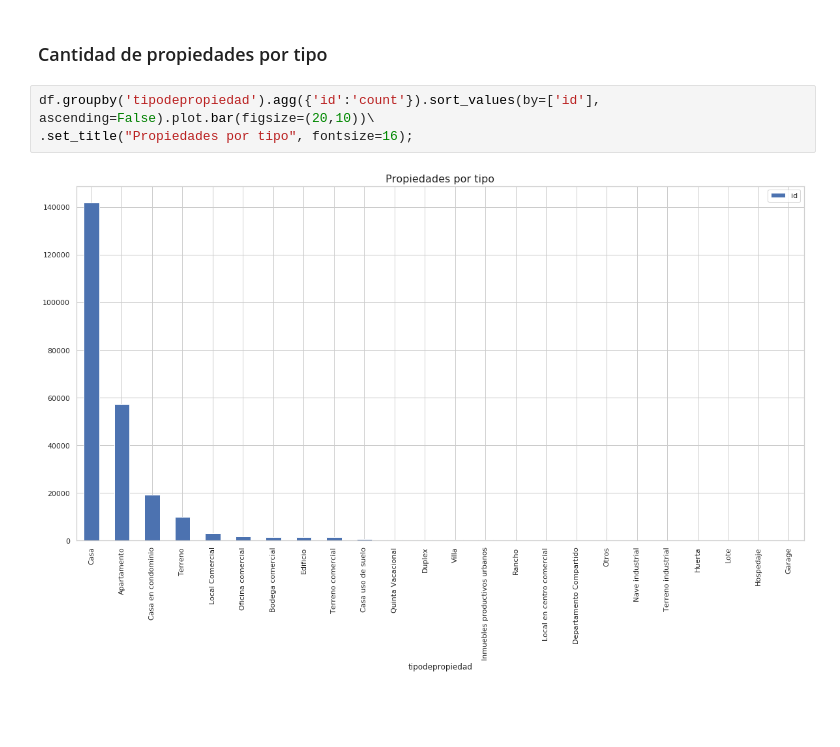
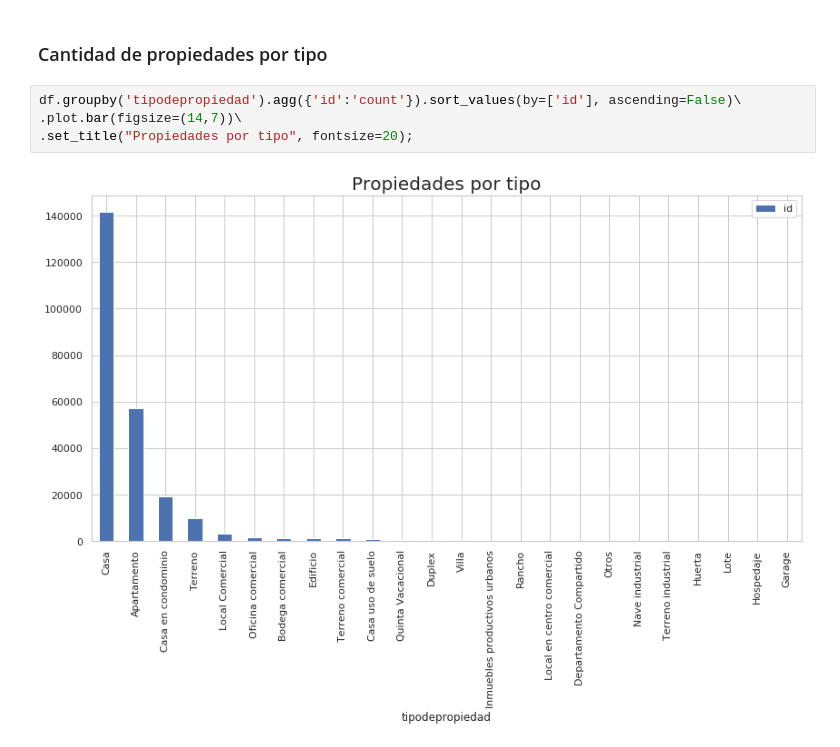
Before and after one commit to alepenaa94/Datos1-2C-2019, a Jupyter notebook: DATOS.ipynb, the cells around one changed output. Drawn from its saved outputs; the diff is of its cells as text; blank space fills up the shorter version.

```diff
--- a/DATOS.ipynb
+++ b/DATOS.ipynb
@@ -347,7 +347,8 @@ dtype: object
 # %% [markdown]
 ### Cantidad de propiedades por tipo
 # %%
-df.groupby('tipodepropiedad').agg({'id':'count'}).sort_values(by=['id'], ascending=False).plot.bar(figsize=(20,10))\
-.set_title("Propiedades por tipo", fontsize=16);
+df.groupby('tipodepropiedad').agg({'id':'count'}).sort_values(by=['id'], ascending=False)\
+.plot.bar(figsize=(14,7))\
+.set_title("Propiedades por tipo", fontsize=20);
 # %% [output]
-[figure, old version]
+[figure, new version]
```
Also changed, not shown: parts of 4 cells of this notebook.
